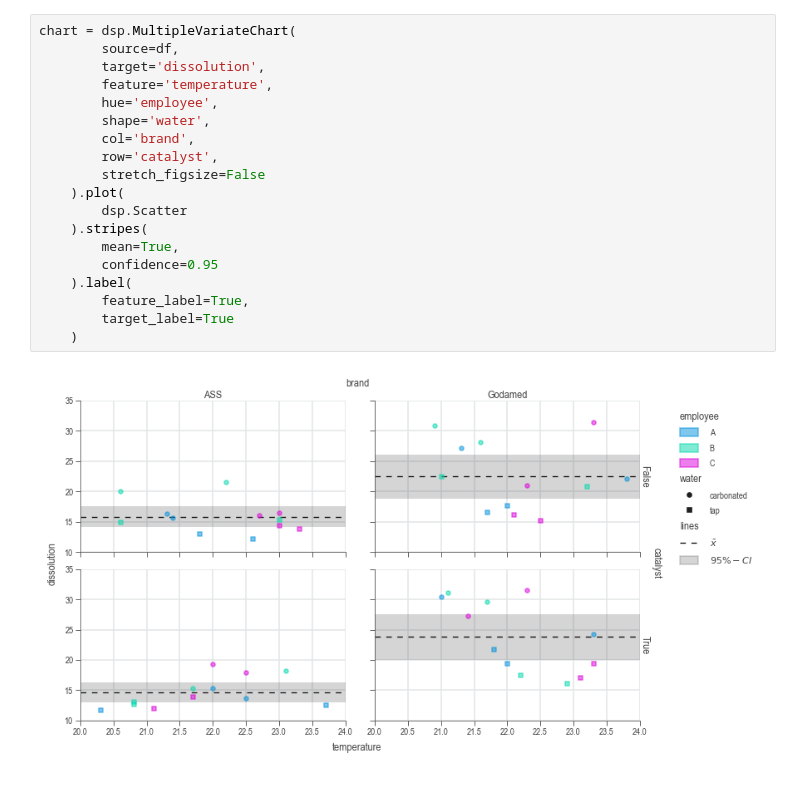
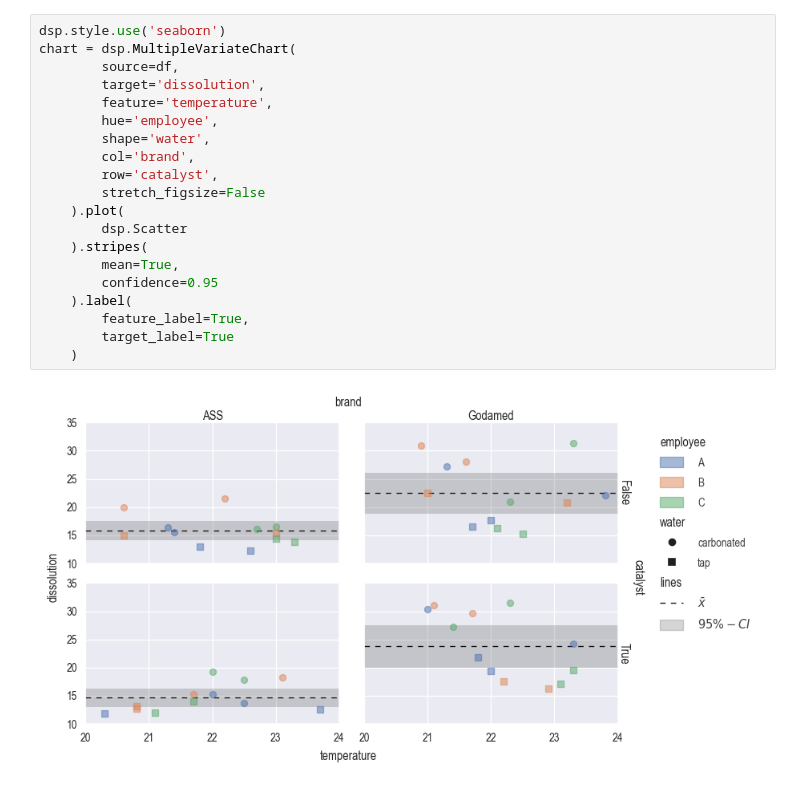
Before and after one commit to j4ggr/DaSPi, a Jupyter notebook: notebooks/doc-content_process-improvement.ipynb, the cells around one changed output. Cells and saved outputs as stored; diff of their text form.

```diff
--- a/notebooks/doc-content_process-improvement.ipynb
+++ b/notebooks/doc-content_process-improvement.ipynb
@@ -27,26 +25,27 @@ Data columns (total 9 columns):
 dtypes: bool(1), float64(4), object(4)
 memory usage: 3.2+ KB
 # %%
+dsp.style.use('seaborn')
 chart = dsp.MultipleVariateChart(
         source=df,
         target='dissolution',
         feature='temperature',
         hue='employee',
         shape='water',
         col='brand',
         row='catalyst',
         stretch_figsize=False
     ).plot(
         dsp.Scatter
     ).stripes(
         mean=True,
         confidence=0.95
     ).label(
         feature_label=True,
         target_label=True
     )
 # %% [output]
-[figure, old version]
+[figure, new version]
 # %%
 ALPHA = 0.05
 model = dsp.LinearModel(
```
Also changed, not shown: parts of 9 cells of this notebook, 5 other files.
